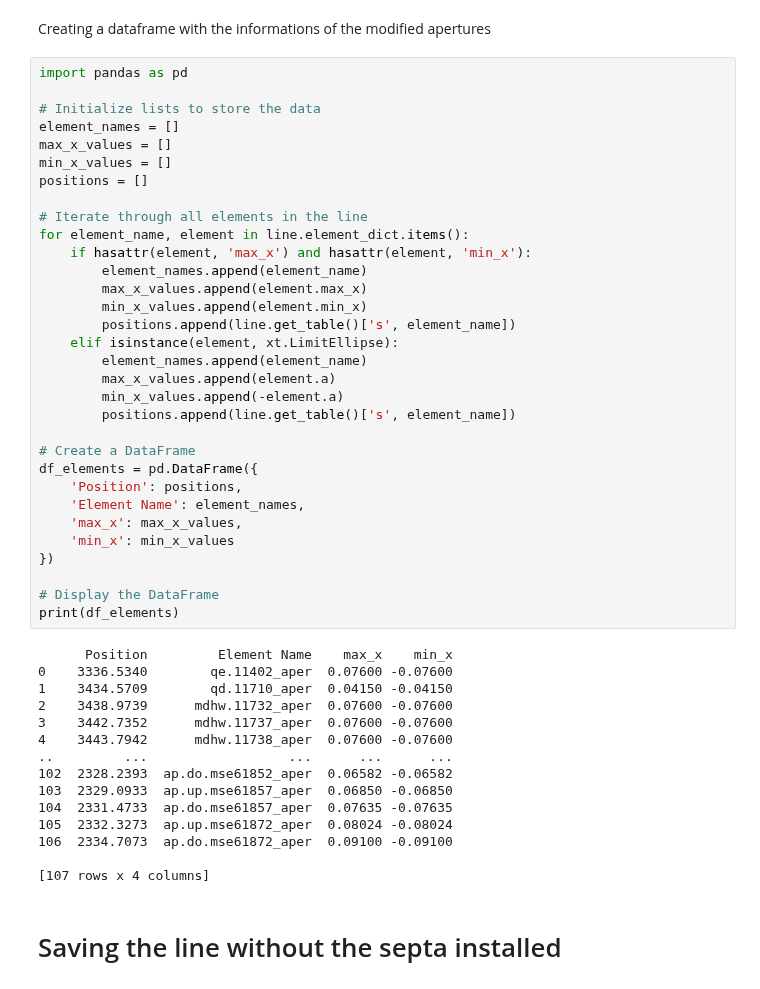
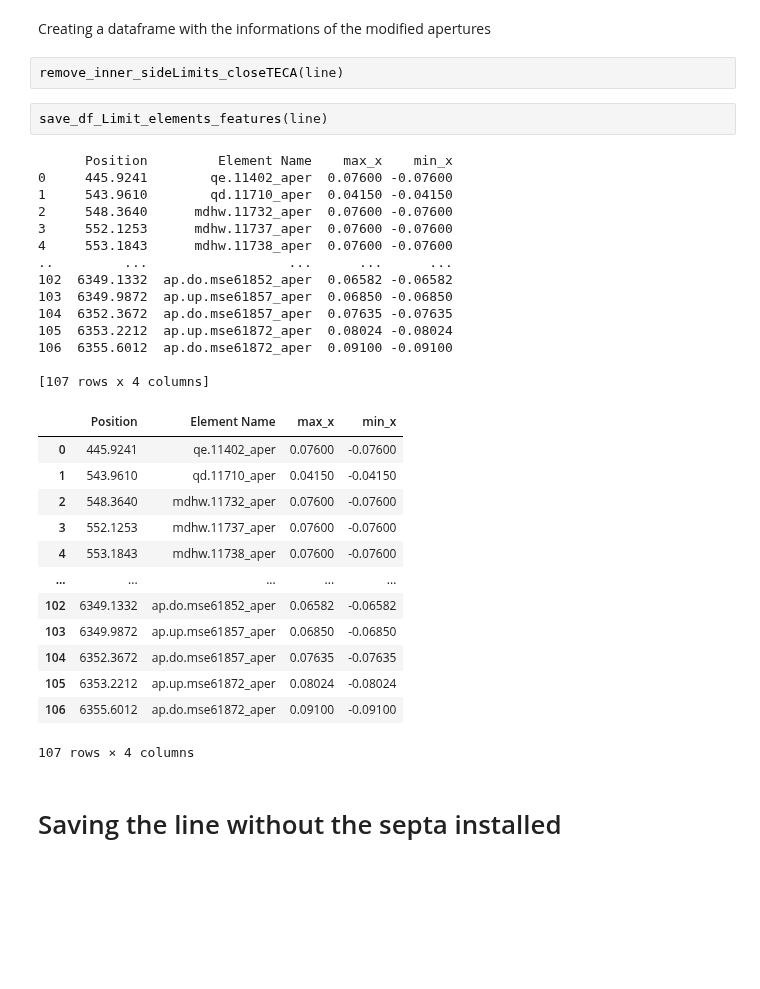
Before and after one commit to giacomells/Technical-Student-2024-2025, a Jupyter notebook: Optics studies/NonResonantExtractionExample.ipynb, the cells around one changed output. Saved outputs shown, nothing was run; the diff lists cells and outputs as text; blank space fills up the shorter version.

```diff
--- a/Optics studies/NonResonantExtractionExample.ipynb
+++ b/Optics studies/NonResonantExtractionExample.ipynb
@@ -408,52 +249,37 @@ Opening aperture for element: ap.do.mse21872_aper
 # %% [markdown]
 Creating a dataframe with the informations of the modified apertures
-# %%
-import pandas as pd
-
-# Initialize lists to store the data
-element_names = []
-max_x_values = []
-min_x_values = []
-positions = []
-
-# Iterate through all elements in the line
-for element_name, element in line.element_dict.items():
-    if hasattr(element, 'max_x') and hasattr(element, 'min_x'):
-        element_names.append(element_name)
-        max_x_values.append(element.max_x)
-        min_x_values.append(element.min_x)
-        positions.append(line.get_table()['s', element_name])
-    elif isinstance(element, xt.LimitEllipse):
-        element_names.append(element_name)
-        max_x_values.append(element.a)
-        min_x_values.append(-element.a)
-        positions.append(line.get_table()['s', element_name])
-
-# Create a DataFrame
-df_elements = pd.DataFrame({
-    'Position': positions,
-    'Element Name': element_names,
-    'max_x': max_x_values,
-    'min_x': min_x_values
-})
-
-# Display the DataFrame
-print(df_elements)
-# %% [output]
-      Position         Element Name    max_x    min_x
-0    3336.5340        qe.11402_aper  0.07600 -0.07600
-1    3434.5709        qd.11710_aper  0.04150 -0.04150
-2    3438.9739      mdhw.11732_aper  0.07600 -0.07600
-3    3442.7352      mdhw.11737_aper  0.07600 -0.07600
-4    3443.7942      mdhw.11738_aper  0.07600 -0.07600
-..         ...                  ...      ...      ...
-102  2328.2393  ap.do.mse61852_aper  0.06582 -0.06582
-103  2329.0933  ap.up.mse61857_aper  0.06850 -0.06850
-104  2331.4733  ap.do.mse61857_aper  0.07635 -0.07635
-105  2332.3273  ap.up.mse61872_aper  0.08024 -0.08024
-106  2334.7073  ap.do.mse61872_aper  0.09100 -0.09100
-
-[107 rows x 4 columns]
+# %%
+remove_inner_sideLimits_closeTECA(line)
+# %%
+save_df_Limit_elements_features(line)
+# %% [output]
+      Position         Element Name    max_x    min_x
+0     445.9241        qe.11402_aper  0.07600 -0.07600
+1     543.9610        qd.11710_aper  0.04150 -0.04150
+2     548.3640      mdhw.11732_aper  0.07600 -0.07600
+3     552.1253      mdhw.11737_aper  0.07600 -0.07600
+4     553.1843      mdhw.11738_aper  0.07600 -0.07600
+..         ...                  ...      ...      ...
+102  6349.1332  ap.do.mse61852_aper  0.06582 -0.06582
+103  6349.9872  ap.up.mse61857_aper  0.06850 -0.06850
+104  6352.3672  ap.do.mse61857_aper  0.07635 -0.07635
+105  6353.2212  ap.up.mse61872_aper  0.08024 -0.08024
+106  6355.6012  ap.do.mse61872_aper  0.09100 -0.09100
+
+[107 rows x 4 columns]
+|  | Position | Element Name | max_x | min_x |
+| 0 | 445.9241 | qe.11402_aper | 0.07600 | -0.07600 |
+| 1 | 543.9610 | qd.11710_aper | 0.04150 | -0.04150 |
+| 2 | 548.3640 | mdhw.11732_aper | 0.07600 | -0.07600 |
+| 3 | 552.1253 | mdhw.11737_aper | 0.07600 | -0.07600 |
+| 4 | 553.1843 | mdhw.11738_aper | 0.07600 | -0.07600 |
+| ... | ... | ... | ... | ... |
+| 102 | 6349.1332 | ap.do.mse61852_aper | 0.06582 | -0.06582 |
+| 103 | 6349.9872 | ap.up.mse61857_aper | 0.06850 | -0.06850 |
+| 104 | 6352.3672 | ap.do.mse61857_aper | 0.07635 | -0.07635 |
+| 105 | 6353.2212 | ap.up.mse61872_aper | 0.08024 | -0.08024 |
+| 106 | 6355.6012 | ap.do.mse61872_aper | 0.09100 | -0.09100 |
+107 rows × 4 columns
 # %% [markdown]
 # Saving the line without the septa installed
 # %%
```
Also changed, not shown: parts of 39 cells of this notebook.
